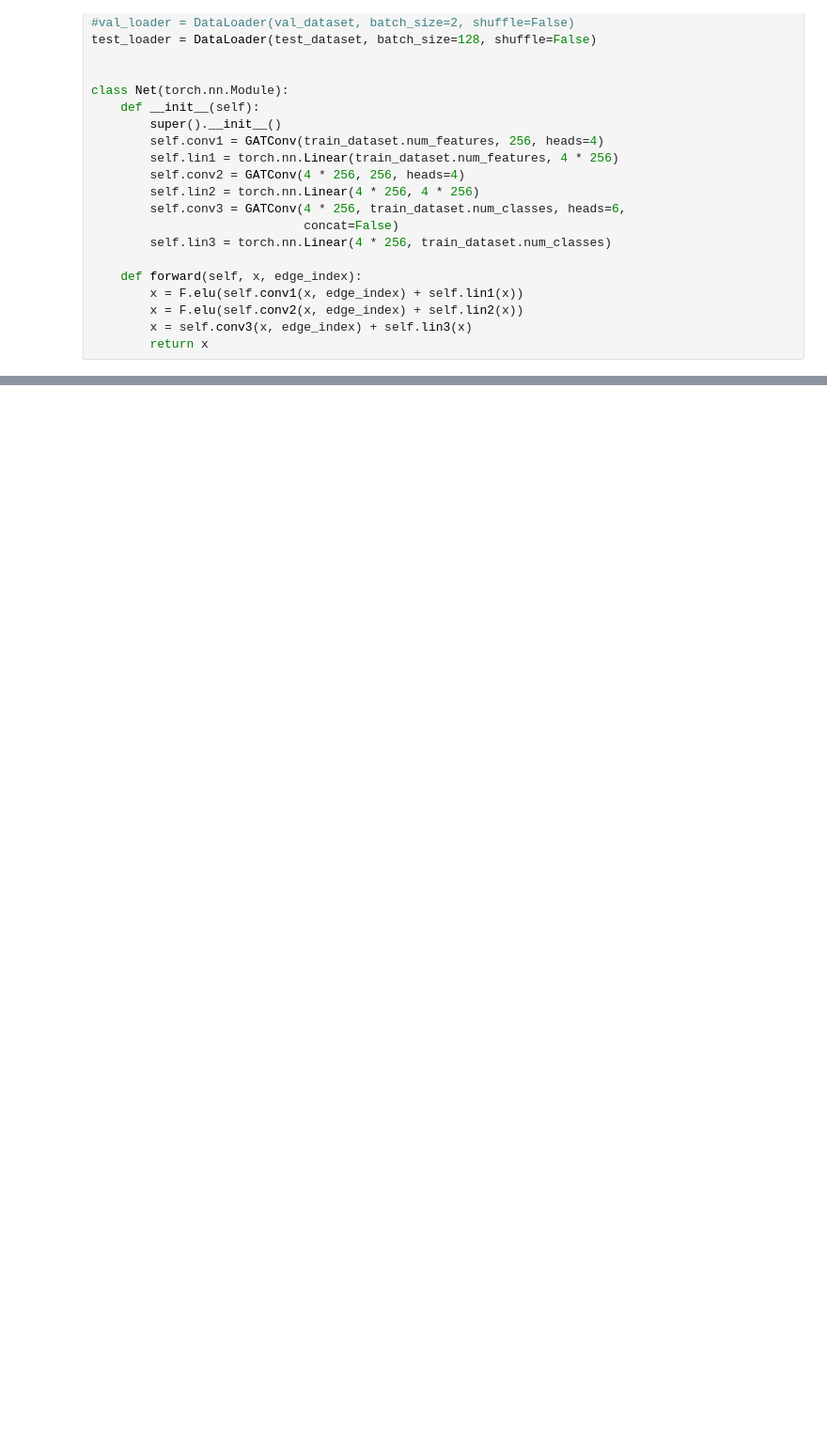
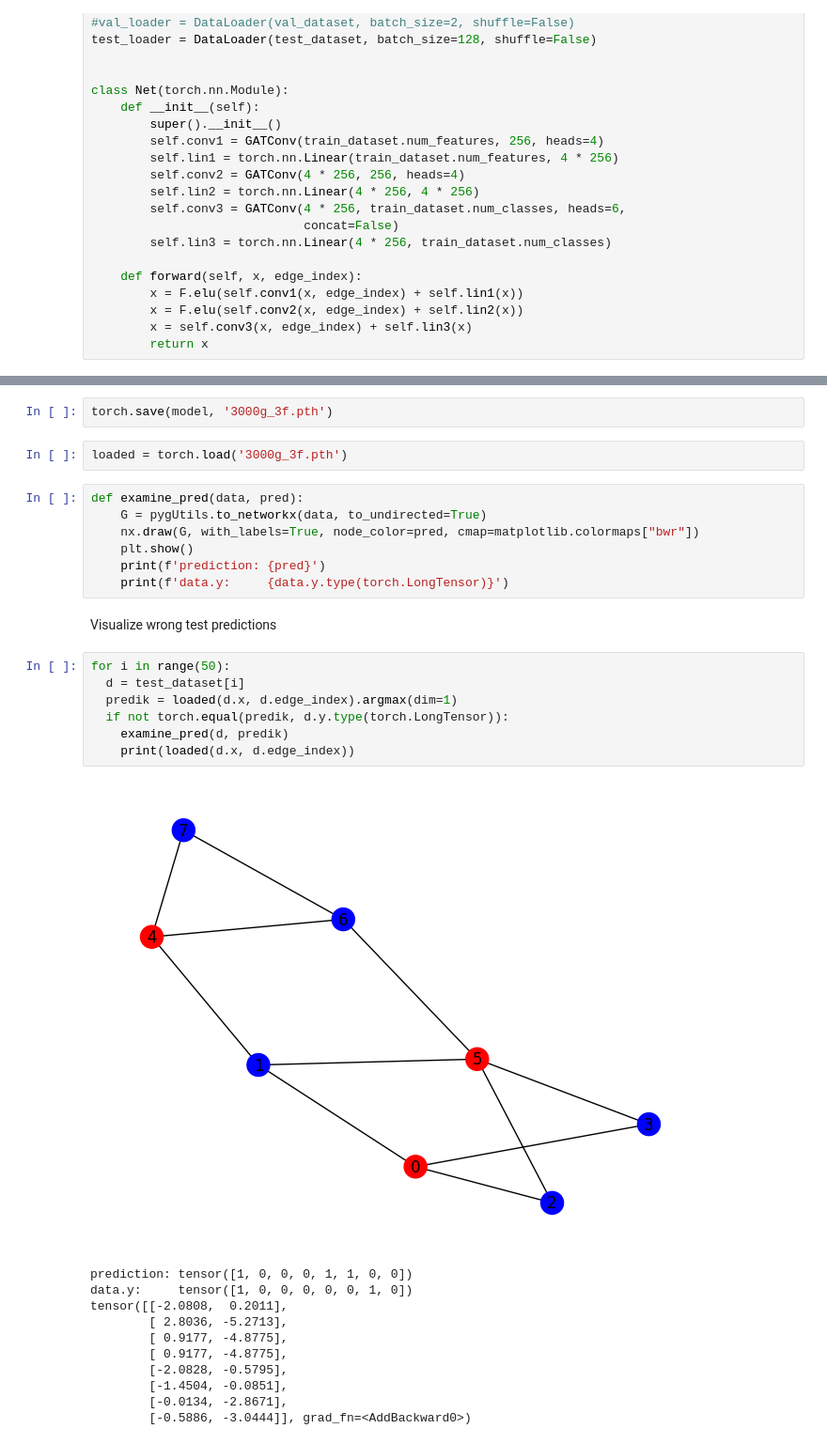
Before and after one commit to mkozlik/MIDS-GNN, a Jupyter notebook: MIDS_GNN.ipynb, the cells around one changed output, grey strips where cells are left out. Shown at 94% size. Saved outputs shown, nothing was run; the diff lists cells and outputs as text; blank space fills up the shorter version.

Commit message:
Examining wrong test predictions.

```diff
--- a/MIDS_GNN.ipynb
+++ b/MIDS_GNN.ipynb
@@ -673,0 +672,32 @@ pp.show()
+# %%
+torch.save(model, '3000g_3f.pth')
+# %%
+loaded = torch.load('3000g_3f.pth')
+# %%
+def examine_pred(data, pred):
+    G = pygUtils.to_networkx(data, to_undirected=True)
+    nx.draw(G, with_labels=True, node_color=pred, cmap=matplotlib.colormaps["bwr"])
+    plt.show()
+    print(f'prediction: {pred}')
+    print(f'data.y:     {data.y.type(torch.LongTensor)}')
+# %% [markdown]
+Visualize wrong test predictions
+# %%
+for i in range(50):
+  d = test_dataset[i]
+  predik = loaded(d.x, d.edge_index).argmax(dim=1)
+  if not torch.equal(predik, d.y.type(torch.LongTensor)):
+    examine_pred(d, predik)
+    print(loaded(d.x, d.edge_index))
+# %% [output]
+[figure, added]
+prediction: tensor([1, 0, 0, 0, 1, 1, 0, 0])
+data.y:     tensor([1, 0, 0, 0, 0, 0, 1, 0])
+tensor([[-2.0808,  0.2011],
+        [ 2.8036, -5.2713],
+        [ 0.9177, -4.8775],
+        [ 0.9177, -4.8775],
+        [-2.0828, -0.5795],
+        [-1.4504, -0.0851],
+        [-0.0134, -2.8671],
+        [-0.5886, -3.0444]], grad_fn=<AddBackward0>)
```
Also changed, not shown: parts of 8 cells of this notebook.
